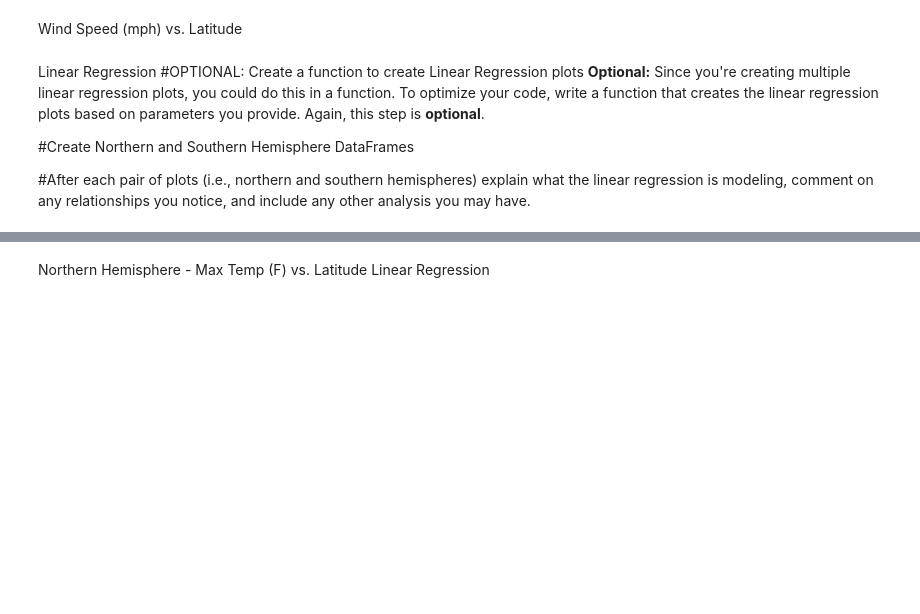
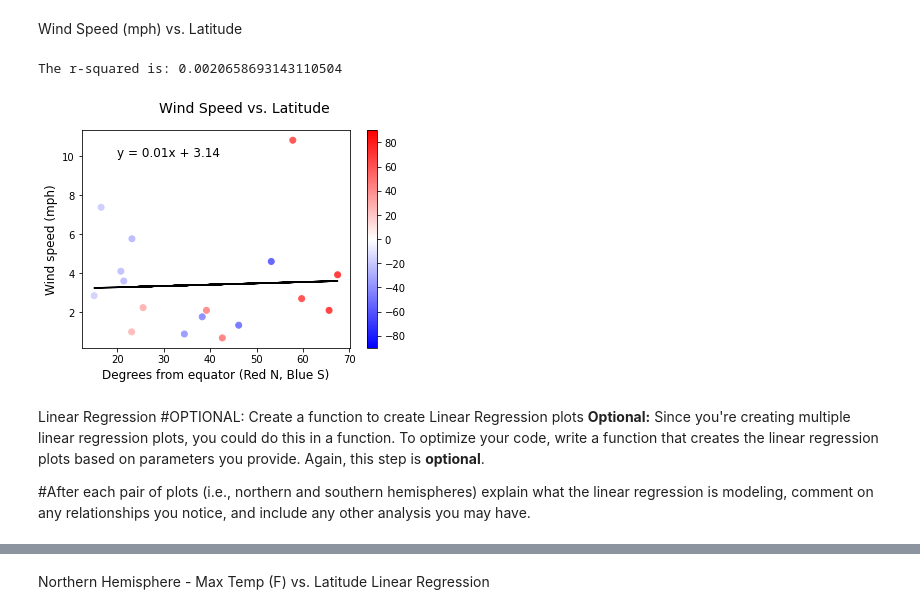
Before and after one commit to bjmacgreg/python-api-challenge, a Jupyter notebook: WeatherPy/WeatherPy.ipynb, the cells around one changed output, grey strips where cells are left out. Cells and saved outputs as stored; diff of their text form; code cells hidden in the pictures; blank space fills up the shorter version.

```diff
--- a/WeatherPy/WeatherPy.ipynb
+++ b/WeatherPy/WeatherPy.ipynb
@@ -180,5 +332,34 @@ Cloudiness (%) vs. Latitude
 # %% [markdown]
 Wind Speed (mph) vs. Latitude
+# %%
+colors = plt.set_cmap('bwr')
+norm = mcolors.TwoSlopeNorm(vmin=-90, vcenter=0, vmax=90)
+
+vmin = -90
+vmax = 90
+vcenter = 0
+
+y_values = cities_df["Wind_speed_mph"]
+x_values = abs(cities_df["Lat"])
+(slope, intercept, rvalue, pvalue, stderr) = linregress(x_values, y_values)
+regress_values = x_values * slope + intercept
+line_eq = "y = " + str(round(slope,2)) + "x + " + str(round(intercept,2))
+
+plt.scatter(x_values,y_values, c=cities_df.Lat, cmap=colors, norm=norm)
+plt.colorbar()
+
+plt.plot(x_values,regress_values,"k-")
+plt.annotate(line_eq,(20,10),fontsize=12,color="black")
+plt.xlabel('Degrees from equator (Red N, Blue S)', size=12)
+plt.ylabel('Wind speed (mph)', size=12)
+plt.suptitle('Wind Speed vs. Latitude', size=14)
+
+print(f"The r-squared is: {rvalue**2}")
+
+plt.show()
+# %% [output]
+The r-squared is: 0.0020658693143110504
+[figure, added]
 # %% [markdown]
 Linear Regression
 #OPTIONAL: Create a function to create Linear Regression plots
@@ -186,7 +367,6 @@ Linear Regression
 your code, write a function that creates the linear regression plots based on parameters you provide.
 Again, this step is **optional**.
 
-#Create Northern and Southern Hemisphere DataFrames
 
 #After each pair of plots (i.e., northern and southern hemispheres) explain what the linear regression is modeling,
 comment on any relationships you notice, and include any other analysis you may have.
```
Also changed, not shown: parts of 12 cells of this notebook, 4 other files.
